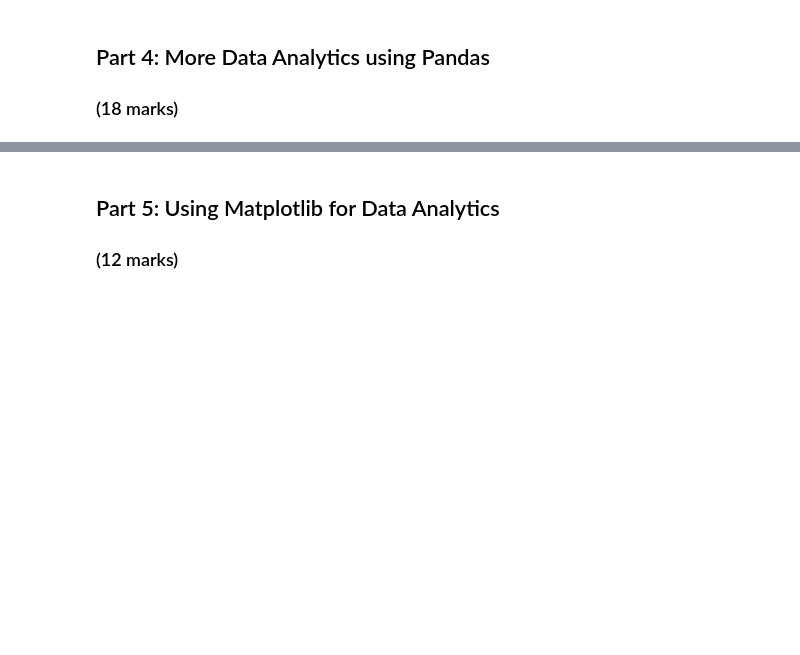
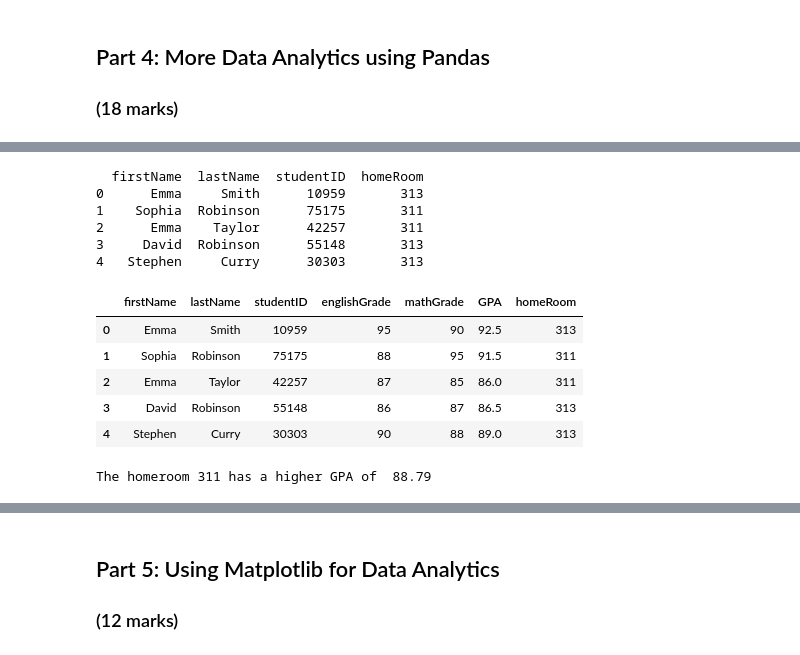
Before and after one commit to muhammadsiddique99/ENGG680_2025_Fall, a Jupyter notebook: Lab_Assignment1/StudentgradeManagementSystem.ipynb, the cells around one changed output, grey strips where cells are left out. Saved outputs shown, nothing was run; the diff lists cells and outputs as text; code cells hidden in the pictures; blank space fills up the shorter version.

```diff
--- a/Lab_Assignment1/StudentgradeManagementSystem.ipynb
+++ b/Lab_Assignment1/StudentgradeManagementSystem.ipynb
@@ -249,8 +236,8 @@ import pandas as pd
 # %%
 # Load the student grade CSV files into DataFrames using the defined variables
 # (1 marks)
-df_english = pd.read_csv('studentGrades_English.csv')
-df_math = pd.read_csv('studentGrades_Math.csv')
+df_english = pd.read_csv('sample_data/studentGrades_English.csv')
+df_math = pd.read_csv('sample_data/studentGrades_Math.csv')
 # %%
 # Print the first 5 rows of df_english using the .head method
 #
@@ -359,12 +357,12 @@ df_studentGrades = df_studentGrades.rename(columns={
 # In the code below, replace '<>' by choosing between 'str' for string or 'float' for float
 # to properly typecast each column.
 # (1 marks)
-df_studentGrades['studentID'] = df_studentGrades['studentID'].astype(<>)
-df_studentGrades['firstName'] = df_studentGrades['firstName'].astype(<>)
-df_studentGrades['lastName'] = df_studentGrades['lastName'].astype(<>)
-df_studentGrades['englishGrade'] = df_studentGrades['englishGrade'].astype(<>)
-df_studentGrades['mathGrade'] = df_studentGrades['mathGrade'].astype(<>)
-df_studentGrades['GPA'] = df_studentGrades['GPA'].astype(<>)
+df_studentGrades['studentID'] = df_studentGrades['studentID'].astype(str)
+df_studentGrades['firstName'] = df_studentGrades['firstName'].astype(str)
+df_studentGrades['lastName'] = df_studentGrades['lastName'].astype(str)
+df_studentGrades['englishGrade'] = df_studentGrades['englishGrade'].astype(float)
+df_studentGrades['mathGrade'] = df_studentGrades['mathGrade'].astype(float)
+df_studentGrades['GPA'] = df_studentGrades['GPA'].astype(float)
 # %%
 # Now let's see our statistics!
 df_studentGrades.describe()
@@ -427,16 +522,33 @@ df_bestStudents =
 # %%
 # Load the student homeroom CSV file into a DataFrame using the following variable name
 # (1 mark)
-df_homeroom =
+df_homeroom = pd.read_csv('sample_data/studentHomerooms.csv')
 # %%
 # Print first 5 rows of df_homeroom using the .head method
 #
+print(df_homeroom.head())
+# %% [output]
+  firstName  lastName  studentID  homeRoom
+0      Emma     Smith      10959       313
+1    Sophia  Robinson      75175       311
+2      Emma    Taylor      42257       311
+3     David  Robinson      55148       313
+4   Stephen     Curry      30303       313
 # %%
 # Merge the studentHomerooms with the merged dataset & name it df_studentInfo. Make sure that the key you are joining on are the same typecast for both datasets.
 # Also ensure that there are no redundant columns, and finally display the first few rows.
 # Hint: try joining on more than one column to avoid having to drop redundant columns, ie. on=['studentID', '<ColumnA>', '<ColumnB>'] ...
 # (5 marks)
 #
+df_studentInfo = pd.merge(df_studentGrades, df_homeroom, on=['studentID', 'firstName', 'lastName'])
+df_studentInfo.head()
+# %% [output]
+|  | firstName | lastName | studentID | englishGrade | mathGrade | GPA | homeRoom |
+| 0 | Emma | Smith | 10959 | 95 | 90 | 92.5 | 313 |
+| 1 | Sophia | Robinson | 75175 | 88 | 95 | 91.5 | 311 |
+| 2 | Emma | Taylor | 42257 | 87 | 85 | 86.0 | 311 |
+| 3 | David | Robinson | 55148 | 86 | 87 | 86.5 | 313 |
+| 4 | Stephen | Curry | 30303 | 90 | 88 | 89.0 | 313 |
 # %%
 # The code below calculates the mean of each homeroom class.
 df_grouped = df_studentInfo.groupby('homeRoom')['GPA'].mean()
@@ -444,6 +556,11 @@ df_grouped = df_studentInfo.groupby('homeRoom')['GPA'].mean()
 # Which homeroom has a higher GPA?
 # (1 mark)
 #
+higher_GPA = df_grouped.max()
+higher_GPA_homeroom = df_grouped.idxmax()
+print(f"The homeroom {higher_GPA_homeroom} has a higher GPA of {higher_GPA: .2f}")
+# %% [output]
+The homeroom 311 has a higher GPA of  88.79
 # %%
 # Now let's work with multiple sorts. The .sort_values() method can sort by multiple columns, meaning you can specify a primary column and a secondary column for sorting.
 # For example, by=['ColumnA', 'ColumnB'] will first sort by ColumnA and then by ColumnB.
```
Also changed, not shown: parts of 24 cells of this notebook.
